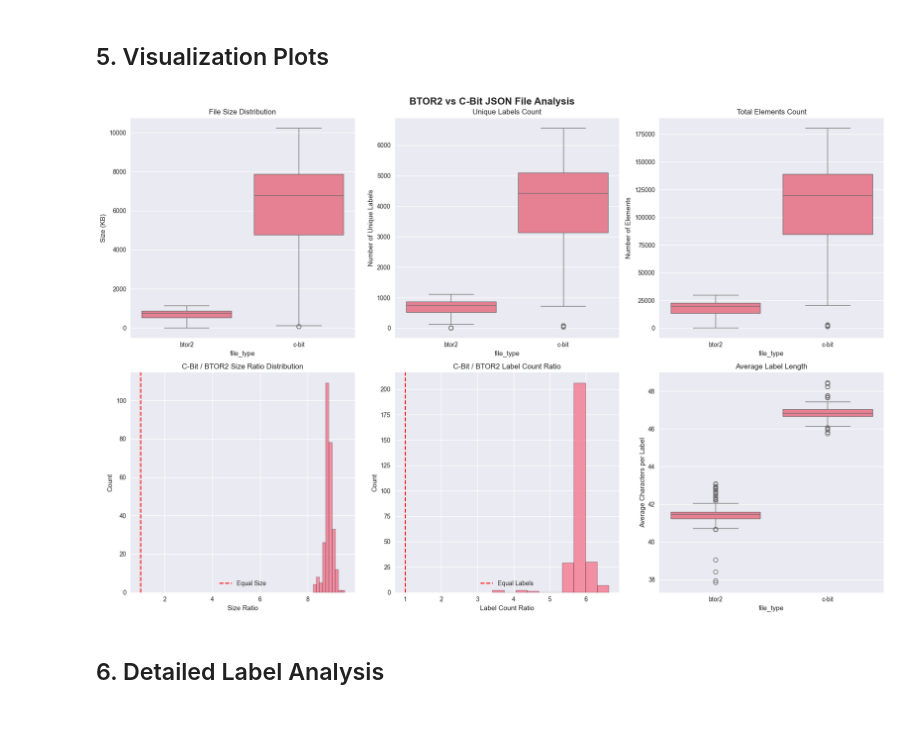
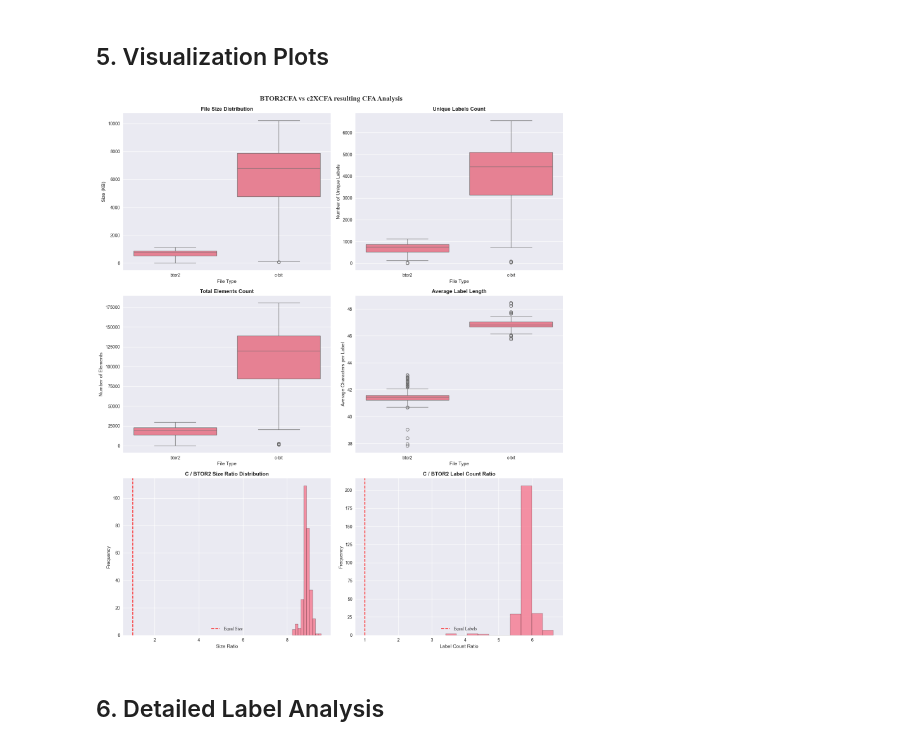
Before and after one commit to szaboeva2004/latex-template-ftsrg, a Jupyter notebook: tdk/jupyter/xcfa_analysis.ipynb, the cells around one changed output. Cells and saved outputs as stored; diff of their text form; code cells hidden in the pictures; blank space fills up the shorter version.

```diff
--- a/tdk/jupyter/xcfa_analysis.ipynb
+++ b/tdk/jupyter/xcfa_analysis.ipynb
@@ -290,54 +290,71 @@ c-bit      45.742671  46.67047  46.828863  47.037753  48.447368
 # %% [markdown]
 ## 5. Visualization Plots
 # %%
-# Set up the plotting area
-fig, axes = plt.subplots(2, 3, figsize=(18, 12))
-fig.suptitle('BTOR2 vs C-Bit JSON File Analysis', fontsize=16, fontweight='bold')
+import matplotlib.pyplot as plt
+import seaborn as sns
+
+# Set up the plotting area with 3 rows and 2 columns
+fig, axes = plt.subplots(3, 2, figsize=(15, 18))
+
+# Set Times New Roman font with 12pt size
+plt.rcParams['font.family'] = 'Times New Roman'
+plt.rcParams['font.size'] = 12
+
+fig.suptitle('BTOR2CFA vs c2XCFA resulting CFA Analysis', fontsize=16, fontweight='bold')
 
 # Plot 1: File Size Comparison
 if not detailed_df.empty:
     sns.boxplot(data=detailed_df, x='file_type', y='size_kb', ax=axes[0,0])
-    axes[0,0].set_title('File Size Distribution')
+    axes[0,0].set_title('File Size Distribution', fontweight='bold')
     axes[0,0].set_ylabel('Size (KB)')
+    axes[0,0].set_xlabel('File Type')
 
 # Plot 2: Unique Labels Comparison
 if not detailed_df.empty:
     sns.boxplot(data=detailed_df, x='file_type', y='unique_labels', ax=axes[0,1])
-    axes[0,1].set_title('Unique Labels Count')
+    axes[0,1].set_title('Unique Labels Count', fontweight='bold')
     axes[0,1].set_ylabel('Number of Unique Labels')
+    axes[0,1].set_xlabel('File Type')
 
 # Plot 3: Total Elements Comparison
 if not detailed_df.empty:
-    sns.boxplot(data=detailed_df, x='file_type', y='total_elements', ax=axes[0,2])
-    axes[0,2].set_title('Total Elements Count')
-    axes[0,2].set_ylabel('Number of Elements')
+    sns.boxplot(data=detailed_df, x='file_type', y='total_elements', ax=axes[1,0])
+    axes[1,0].set_title('Total Elements Count', fontweight='bold')
+    axes[1,0].set_ylabel('Number of Elements')
+    axes[1,0].set_xlabel('File Type')
 
-# Plot 4: Size Ratio Distribution
+# Plot 4: Average Label Length by File Type
+if not detailed_df.empty:
+    sns.boxplot(data=detailed_df, x='file_type', y='avg_label_length', ax=axes[1,1])
+    axes[1,1].set_title('Average Label Length', fontweight='bold')
+    axes[1,1].set_ylabel('Average Characters per Label')
+    axes[1,1].set_xlabel('File Type')
+
+# Plot 5: Size Ratio Distribution
 if not comp_df.empty and 'size_ratio' in comp_df.columns:
-    sns.histplot(comp_df['size_ratio'], bins=10, ax=axes[1,0])
-    axes[1,0].axvline(1.0, color='red', linestyle='--', label='Equal Size')
-    axes[1,0].set_title('C-Bit / BTOR2 Size Ratio Distribution')
-    axes[1,0].set_xlabel('Size Ratio')
-    axes[1,0].legend()
+    sns.histplot(comp_df['size_ratio'], bins=10, ax=axes[2,0])
+    axes[2,0].axvline(1.0, color='red', linestyle='--', label='Equal Size')
+    axes[2,0].set_title('C / BTOR2 Size Ratio Distribution', fontweight='bold')
+    axes[2,0].set_xlabel('Size Ratio')
+    axes[2,0].set_ylabel('Frequency')
+    axes[2,0].legend()
 
-# Plot 5: Label Count Ratio
+# Plot 6: Label Count Ratio
 if not comp_df.empty and 'label_count_ratio' in comp_df.columns:
-    sns.histplot(comp_df['label_count_ratio'], bins=10, ax=axes[1,1])
-    axes[1,1].axvline(1.0, color='red', linestyle='--', label='Equal Labels')
-    axes[1,1].set_title('C-Bit / BTOR2 Label Count Ratio')
-    axes[1,1].set_xlabel('Label Count Ratio')
-    axes[1,1].legend()
+    sns.histplot(comp_df['label_count_ratio'], bins=10, ax=axes[2,1])
+    axes[2,1].axvline(1.0, color='red', linestyle='--', label='Equal Labels')
+    axes[2,1].set_title('C / BTOR2 Label Count Ratio', fontweight='bold')
+    axes[2,1].set_xlabel('Label Count Ratio')
+    axes[2,1].set_ylabel('Frequency')
+    axes[2,1].legend()
 
-# Plot 6: Average Label Length by File Type
-if not detailed_df.empty:
-    sns.boxplot(data=detailed_df, x='file_type', y='avg_label_length', ax=axes[1,2])
-    axes[1,2].set_title('Average Label Length')
-    axes[1,2].set_ylabel('Average Characters per Label')
+# Adjust layout to prevent overlapping
+plt.tight_layout()
+plt.subplots_adjust(top=0.95)  # Add space for the main title
 
-plt.tight_layout()
 plt.show()
 # %% [output]
-[figure, old version]
+[figure, new version]
 # %% [markdown]
 ## 6. Detailed Label Analysis
 # %%
```
Also changed, not shown: parts of 2 cells of this notebook, 9 other files.
